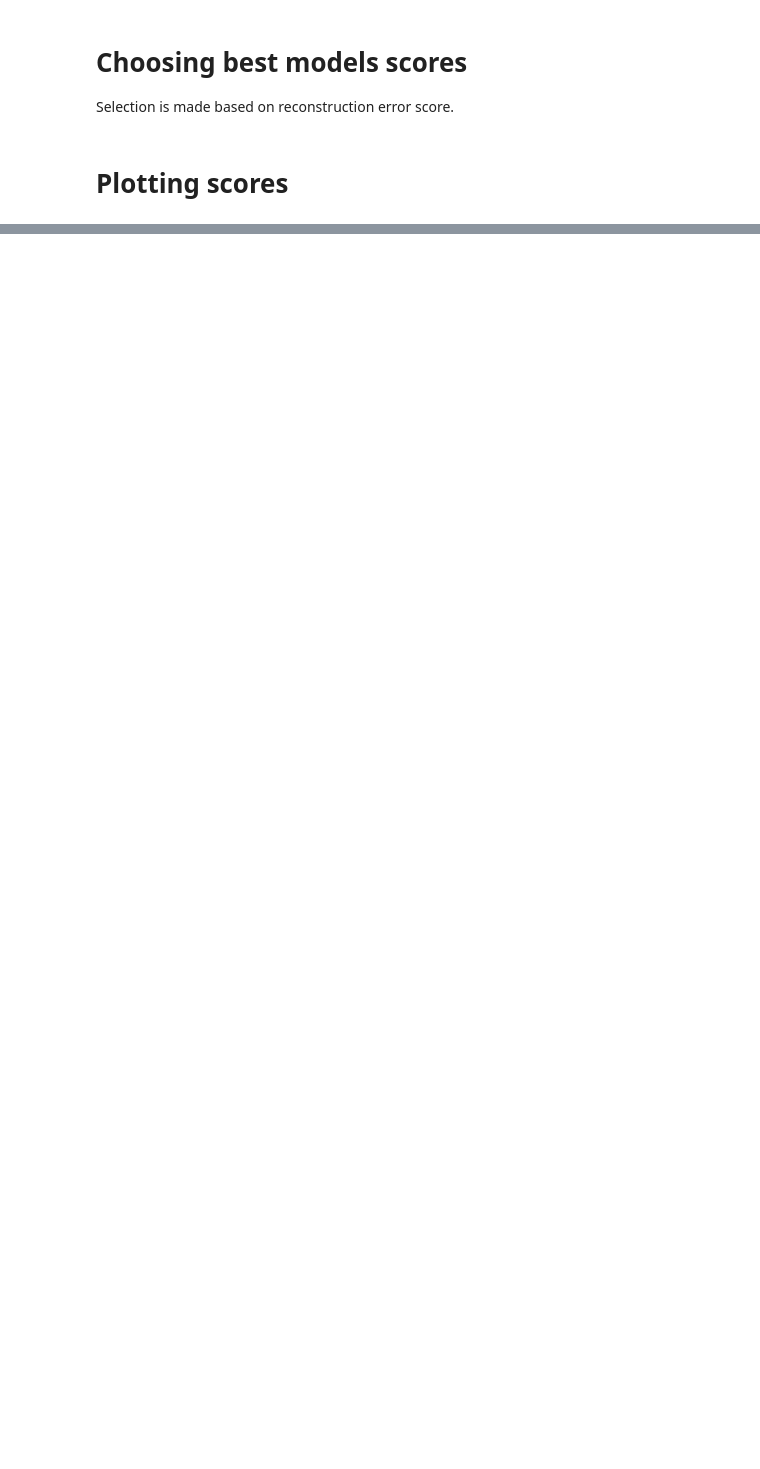
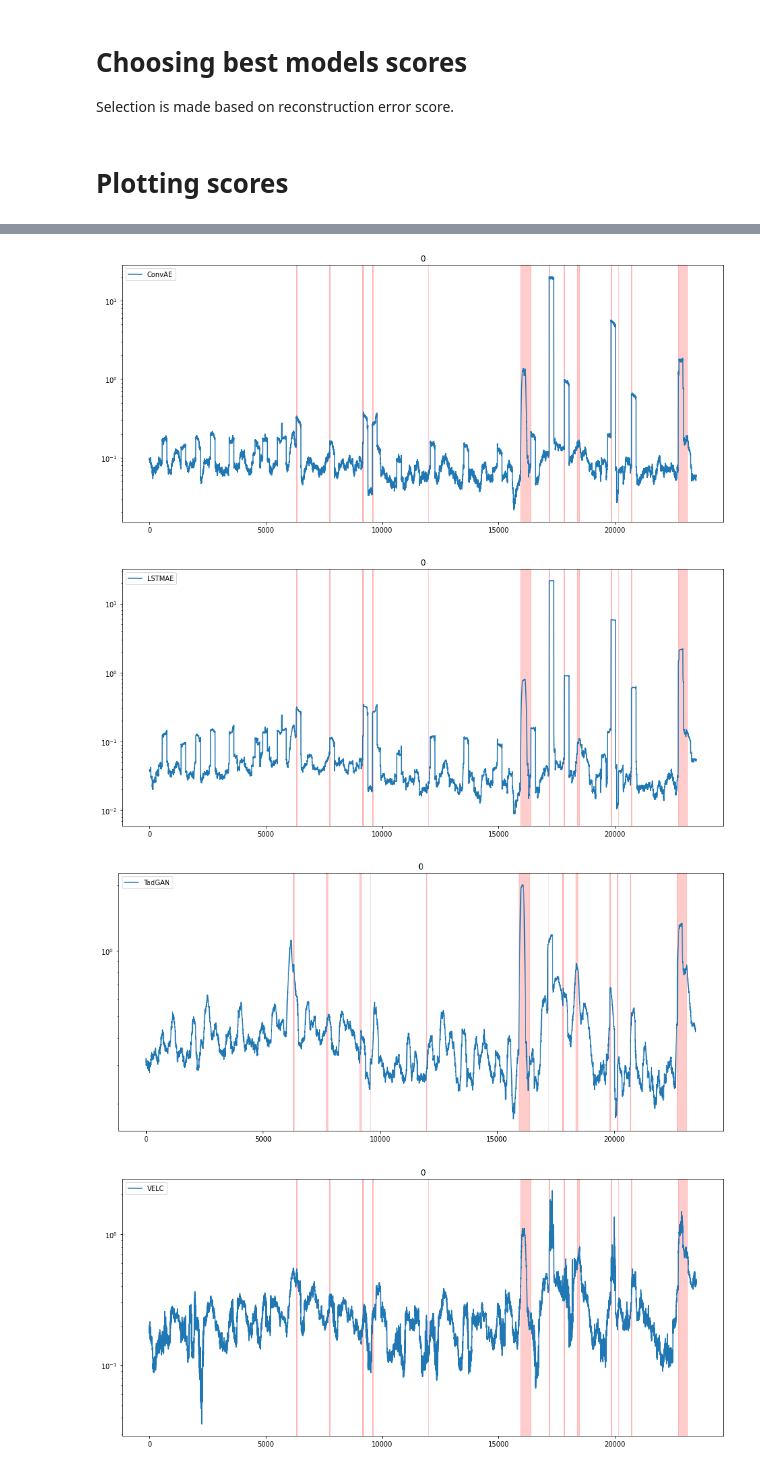
Before and after one commit to Stashq/TS-Forecasting, a Jupyter notebook: notebooks/a_scores_th_finding.ipynb, the cells around one changed output, grey strips where cells are left out. Saved outputs shown, nothing was run; the diff lists cells and outputs as text; code cells hidden in the pictures; blank space fills up the shorter version.

```diff
--- a/notebooks/a_scores_th_finding.ipynb
+++ b/notebooks/a_scores_th_finding.ipynb
@@ -108,0 +230,9 @@ def load_np_scores(models_info: dict, ds_name: str, test: bool = True):
+# %%
+for m_cls in m_2_1_scores:
+    plot_dataset(
+        {m_cls: m_2_1_scores[m_cls]}, anoms_vrects=anom_ranges, figsize=(16, 7), yscale='log');
+# %% [output]
+[figure, added]
+[figure, added]
+[figure, added]
+[figure, added]
```
Also changed, not shown: parts of 113 cells of this notebook, 4 other files.
